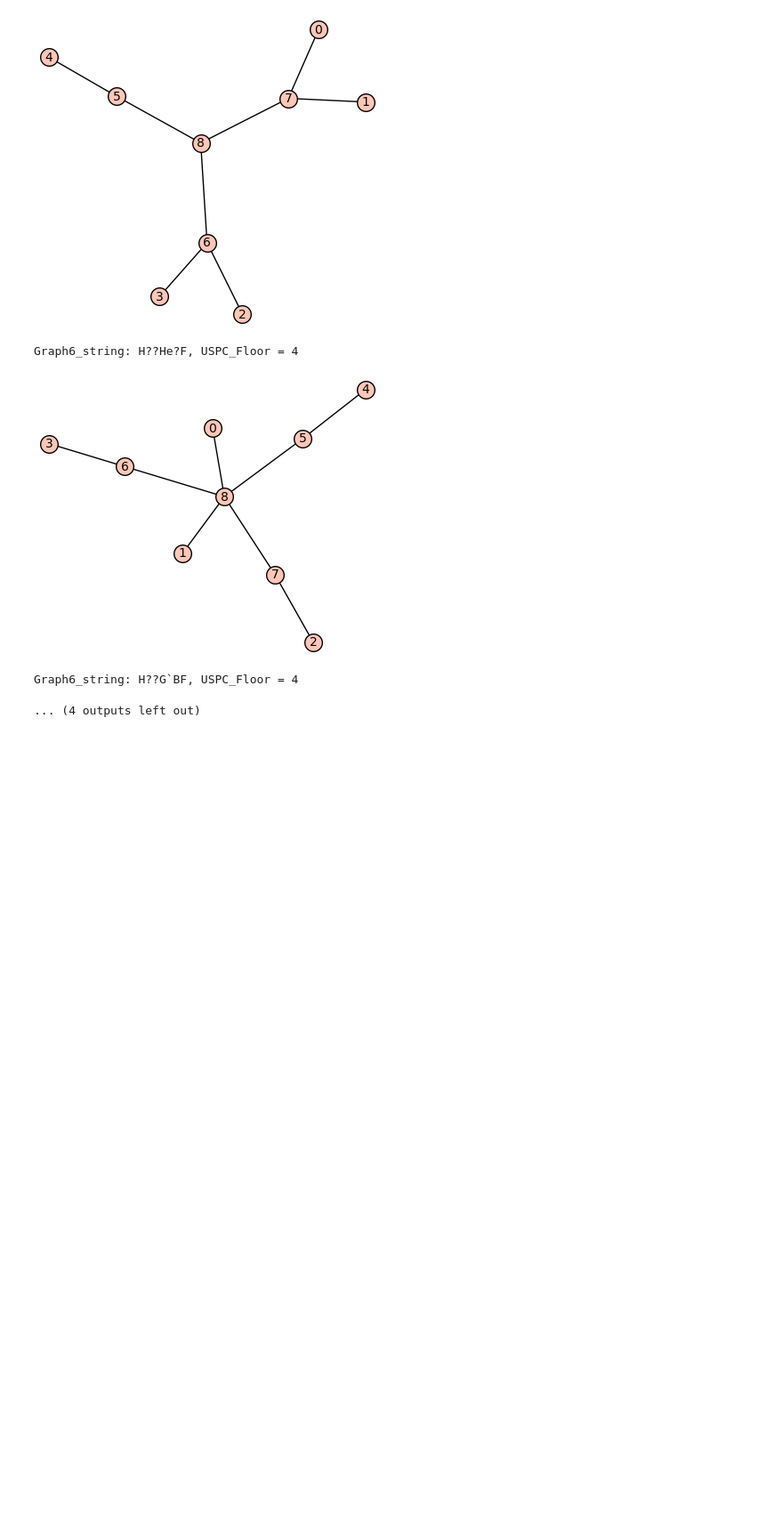
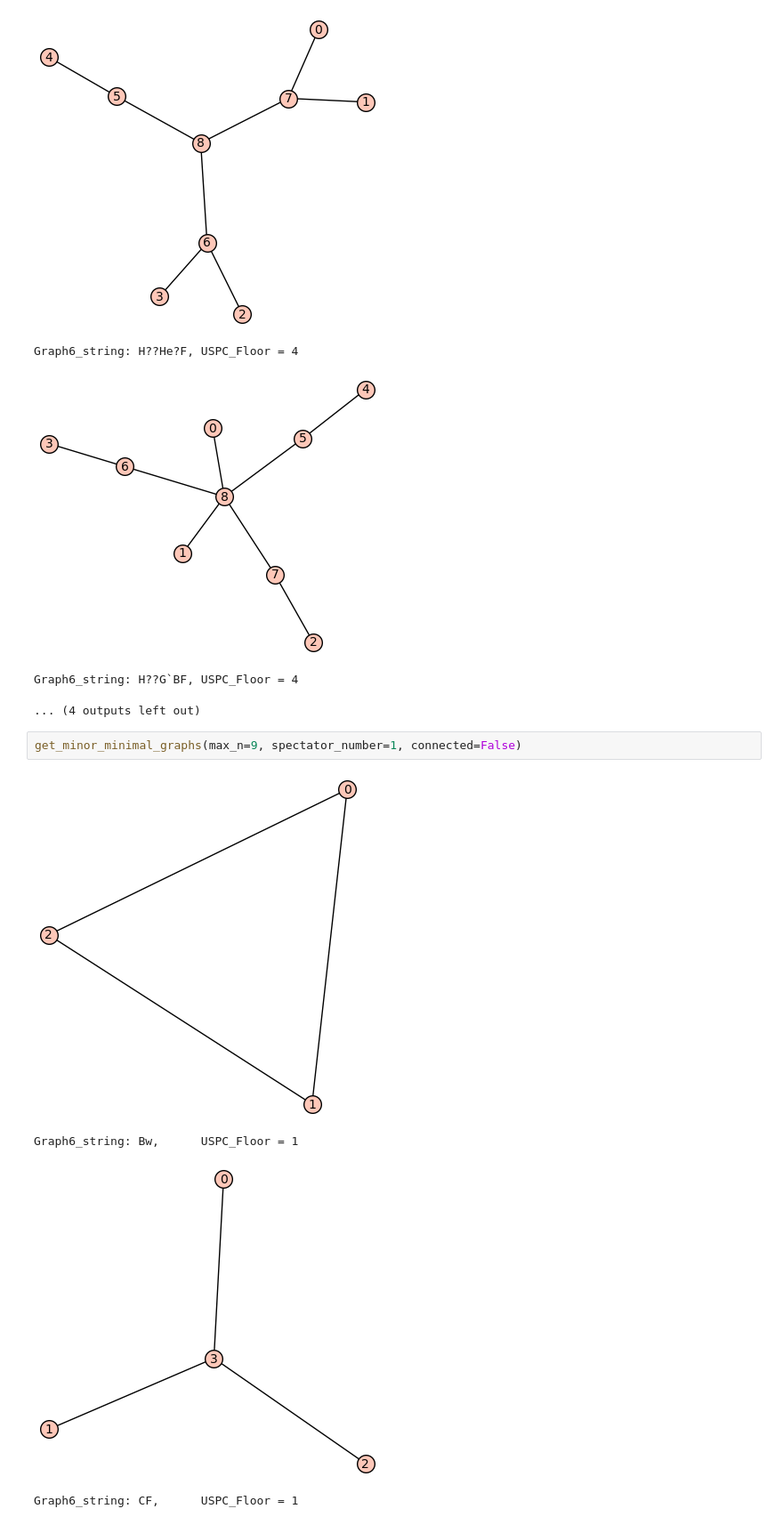
Before and after one commit to cerickson30/qBound, a Jupyter notebook: Displaying spectator number minor minimal graphs.ipynb, the cells around one changed output. Shown at 89% size. Saved outputs shown, nothing was run; the diff lists cells and outputs as text; blank space fills up the shorter version.

```diff
--- a/Displaying spectator number minor minimal graphs.ipynb
+++ b/Displaying spectator number minor minimal graphs.ipynb
@@ -142,3 +142,10 @@ Graph6_string: H??He?F, USPC_Floor = 4
 [figure]
 Graph6_string: H??G`BF, USPC_Floor = 4
 ... (4 outputs left out)
+# %%
+get_minor_minimal_graphs(max_n=9, spectator_number=1, connected=False)
+# %% [output]
+[figure, added]
+Graph6_string: Bw,      USPC_Floor = 1
+[figure, added]
+Graph6_string: CF,      USPC_Floor = 1
```
Also changed, not shown: parts of 8 cells of this notebook.
